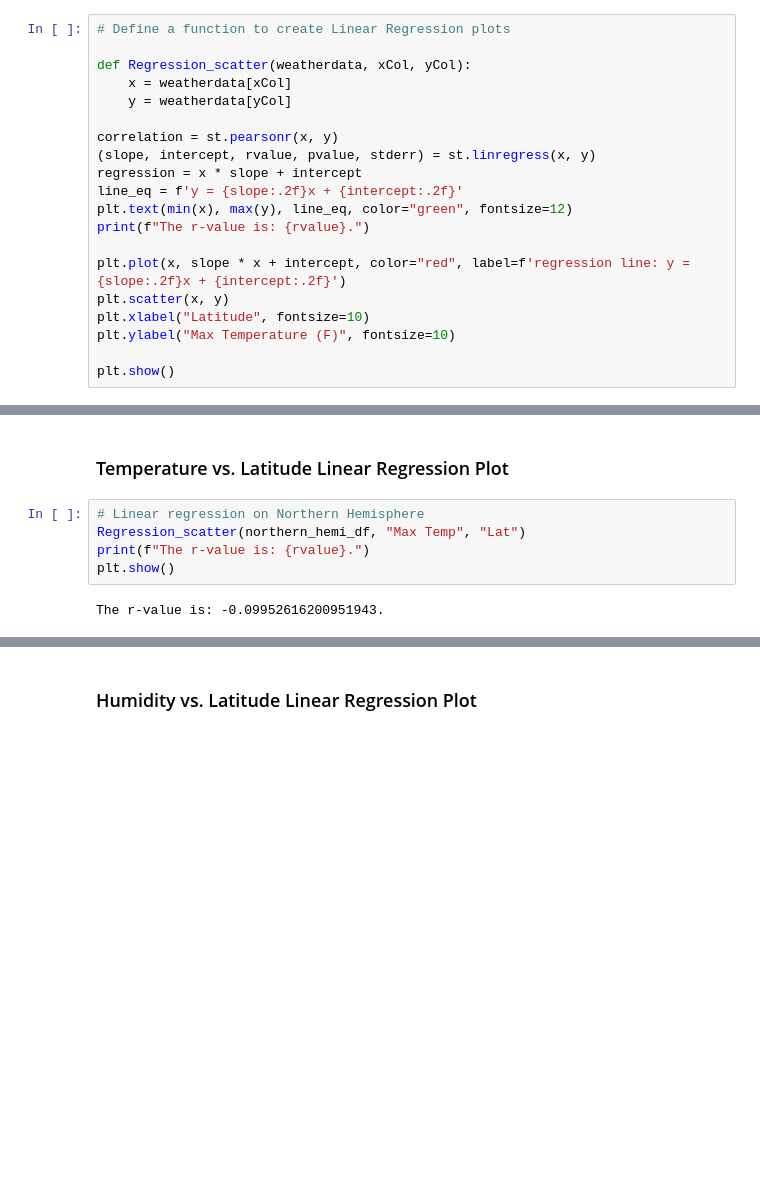
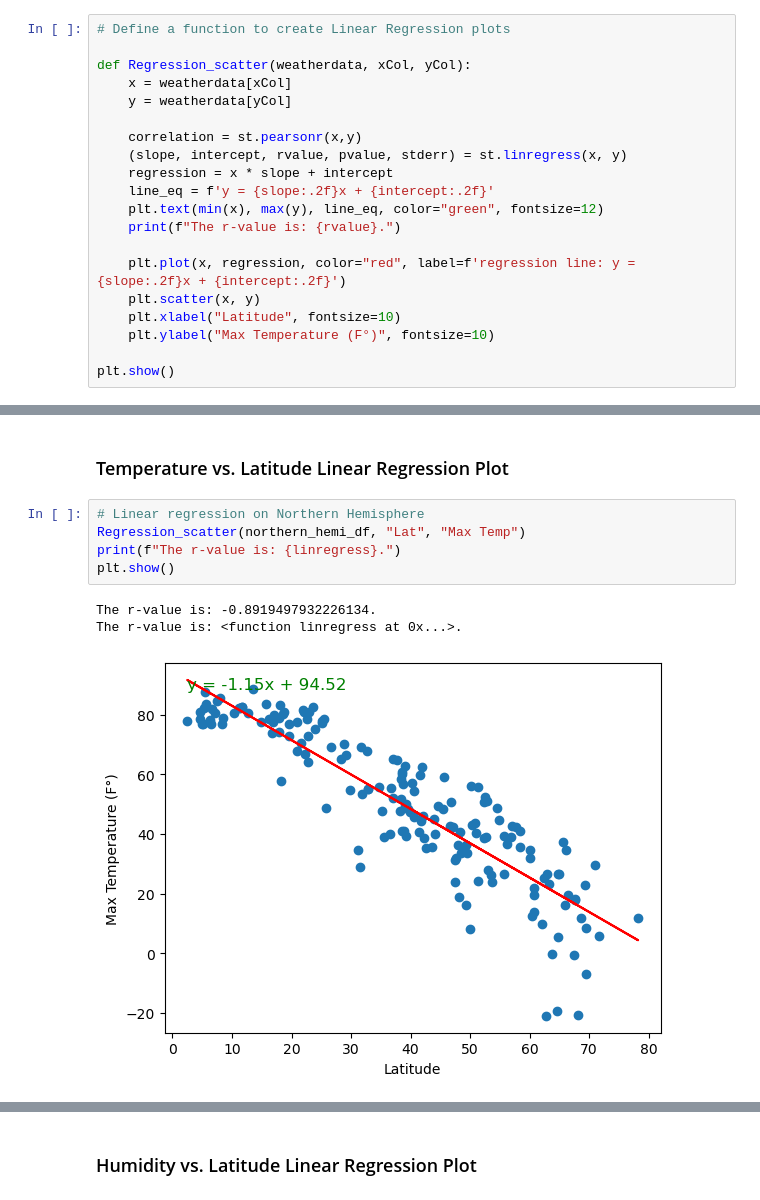
Before and after one commit to jnnfrwht14/Module6_API, a Jupyter notebook: WeatherPy.ipynb, the cells around one changed output, grey strips where cells are left out. Drawn from its saved outputs; the diff is of its cells as text; blank space fills up the shorter version.

```diff
--- a/WeatherPy.ipynb
+++ b/WeatherPy.ipynb
@@ -283,16 +283,16 @@ def Regression_scatter(weatherdata, xCol, yCol):
     x = weatherdata[xCol]
     y = weatherdata[yCol]
 
-correlation = st.pearsonr(x, y)
-(slope, intercept, rvalue, pvalue, stderr) = st.linregress(x, y)
-regression = x * slope + intercept
-line_eq = f'y = {slope:.2f}x + {intercept:.2f}'
-plt.text(min(x), max(y), line_eq, color="green", fontsize=12)
-print(f"The r-value is: {rvalue}.")
+    correlation = st.pearsonr(x,y)
+    (slope, intercept, rvalue, pvalue, stderr) = st.linregress(x, y)
+    regression = x * slope + intercept
+    line_eq = f'y = {slope:.2f}x + {intercept:.2f}'
+    plt.text(min(x), max(y), line_eq, color="green", fontsize=12)
+    print(f"The r-value is: {rvalue}.")
 
-plt.plot(x, slope * x + intercept, color="red", label=f'regression line: y = {slope:.2f}x + {intercept:.2f}')
-plt.scatter(x, y)
-plt.xlabel("Latitude", fontsize=10)
-plt.ylabel("Max Temperature (F)", fontsize=10)
+    plt.plot(x, regression, color="red", label=f'regression line: y = {slope:.2f}x + {intercept:.2f}')
+    plt.scatter(x, y)
+    plt.xlabel("Latitude", fontsize=10)
+    plt.ylabel("Max Temperature (F°)", fontsize=10)
 
 plt.show()
@@ -333,11 +330,13 @@ southern_hemi_df.head()
 ###  Temperature vs. Latitude Linear Regression Plot
 # %%
 # Linear regression on Northern Hemisphere
-Regression_scatter(northern_hemi_df, "Max Temp", "Lat")
-print(f"The r-value is: {rvalue}.")
+Regression_scatter(northern_hemi_df, "Lat", "Max Temp")
+print(f"The r-value is: {linregress}.")
 plt.show()
 # %% [output]
-The r-value is: -0.09952616200951943.
+The r-value is: -0.8919497932226134.
+The r-value is: <function linregress at 0x...>.
+[figure, added]
 # %%
 # Linear regression on Southern Hemisphere
 Regression_scatter(southern_hemi_df, "Lat", "Max Temp")
```
Also changed, not shown: parts of 27 cells of this notebook, 7 other files.
